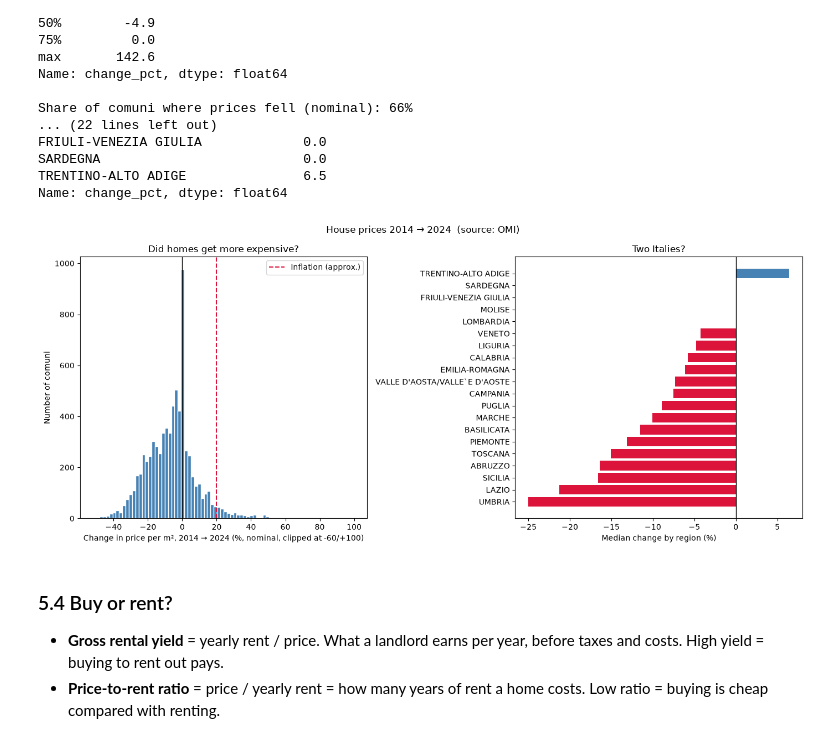
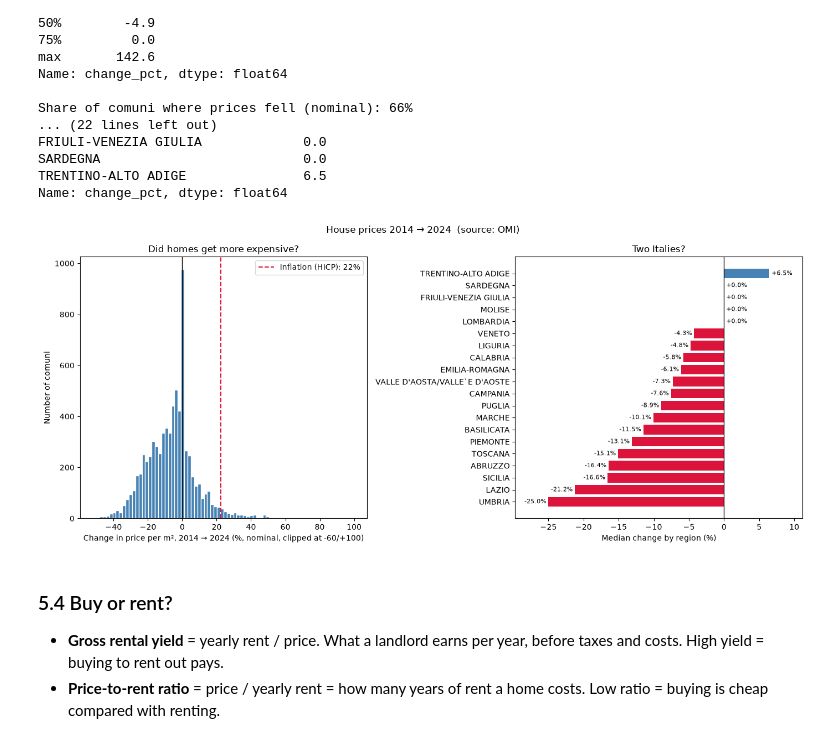
Before and after one commit to mehranyom/housing-affordability-italy, a Jupyter notebook: notebooks/02_explore_omi.ipynb, the cells around one changed output. Cells and saved outputs as stored; diff of their text form; code cells hidden in the pictures.

```diff
--- a/notebooks/02_explore_omi.ipynb
+++ b/notebooks/02_explore_omi.ipynb
@@ -820,0 +833,33 @@ rose less than that got **cheaper in real terms**.
+# %%
+# Inflation from the ECB Data Portal (same API as the mortgage rates in notebook 03).
+# Dataset ICP (consumer prices); series key: M = monthly, IT = Italy,
+# N = not seasonally adjusted, 000000 = all items, 4 = HICP, INX = index level (2015 = 100)
+HICP_SERIES = "M.IT.N.000000.4.INX"
+HICP_URL = (
+    "https://data-api.ecb.europa.eu/service/data/ICP/"
+    f"{HICP_SERIES}?format=csvdata&startPeriod=2014-01"
+)
+hicp_path = base_dir / "data" / "raw" / "ecb" / "hicp_it.csv"
+
+# Download once, then use the copy on disk (same cache idea as the other sources)
+if not hicp_path.exists():
+    hicp_path.parent.mkdir(parents=True, exist_ok=True)
+    response = requests.get(HICP_URL, timeout=60)
+    response.raise_for_status()                 # stop with an error on 404, 500, ...
+    hicp_path.write_bytes(response.content)
+    print(f"Downloaded {hicp_path.relative_to(base_dir)}")
+
+hicp_raw = pd.read_csv(hicp_path)
+# CHECK: which series did we get? Should be the HICP overall index for Italy
+print(hicp_raw["TITLE"].iloc[0] if "TITLE" in hicp_raw.columns else hicp_raw.columns.tolist())
+
+hicp = pd.DataFrame({
+    "date": pd.to_datetime(hicp_raw["TIME_PERIOD"], format="%Y-%m"),
+    "index": pd.to_numeric(hicp_raw["OBS_VALUE"], errors="coerce"),
+}).dropna()
+
+# Yearly averages, to match the MEF tax years (a whole year of income)
+hicp_yearly = hicp.groupby(hicp["date"].dt.year)["index"].mean()
+INFLATION_2014_2024 = hicp_yearly.loc[2024] / hicp_yearly.loc[2014] - 1
+print(f"HICP yearly average: 2014 = {hicp_yearly.loc[2014]:.1f}, 2024 = {hicp_yearly.loc[2024]:.1f}")
+print(f"Inflation 2014 -> 2024: {INFLATION_2014_2024:.1%}")
@@ -821,6 +870,4 @@ rose less than that got **cheaper in real terms**.
 # %%
-INFLATION_2014_2024 = 0.20   # approximate; replace with the ISTAT value
-
 wide = prices.pivot_table(index="istat_code", columns="year", values="buy_m2")
 wide = wide.dropna()        # only comuni with a price in both years (same code)
 wide["change_pct"] = (wide[2024] / wide[2014] - 1) * 100
@@ -858,25 +905,28 @@ Name: change_pct, dtype: float64
 # %%
 fig, axes = plt.subplots(1, 2, figsize=(14, 6))
 
 axes[0].hist(wide["change_pct"].clip(-60, 100), bins=80, color="steelblue", edgecolor="white")
 axes[0].axvline(0, color="black", linewidth=1)
-axes[0].axvline(INFLATION_2014_2024 * 100, color="crimson", linestyle="--", label="Inflation (approx.)")
+axes[0].axvline(INFLATION_2014_2024 * 100, color="crimson", linestyle="--", label=f"Inflation (HICP): {INFLATION_2014_2024:.0%}")
 axes[0].set_xlabel("Change in price per m², 2014 → 2024 (%, nominal, clipped at -60/+100)")
 axes[0].set_ylabel("Number of comuni")
 axes[0].set_title("Did homes get more expensive?")
 axes[0].legend()
 
-axes[1].barh(by_region.index, by_region.values,
-             color=["crimson" if v < 0 else "steelblue" for v in by_region.values])
+colors = ["crimson" if v < 0 else "steelblue" if v > 0 else "grey" for v in by_region.values]
+bars = axes[1].barh(by_region.index, by_region.values, color=colors)
+# Write the value next to each bar, so a 0% region is not an empty row
+axes[1].bar_label(bars, fmt="%+.1f%%", padding=3, fontsize=8)
+axes[1].margins(x=0.15)                     # room for the labels
 axes[1].axvline(0, color="black", linewidth=1)
 axes[1].set_xlabel("Median change by region (%)")
 axes[1].set_title("Two Italies?")
 
 fig.suptitle("House prices 2014 → 2024  (source: OMI)")
 fig.tight_layout()
 plt.show()
 # %% [output]
-[figure, old version]
+[figure, new version]
 # %% [markdown]
 ### 5.4 Buy or rent?
 - **Gross rental yield** = yearly rent / price. What a landlord earns per year,
```
Also changed, not shown: parts of 11 cells of this notebook.
